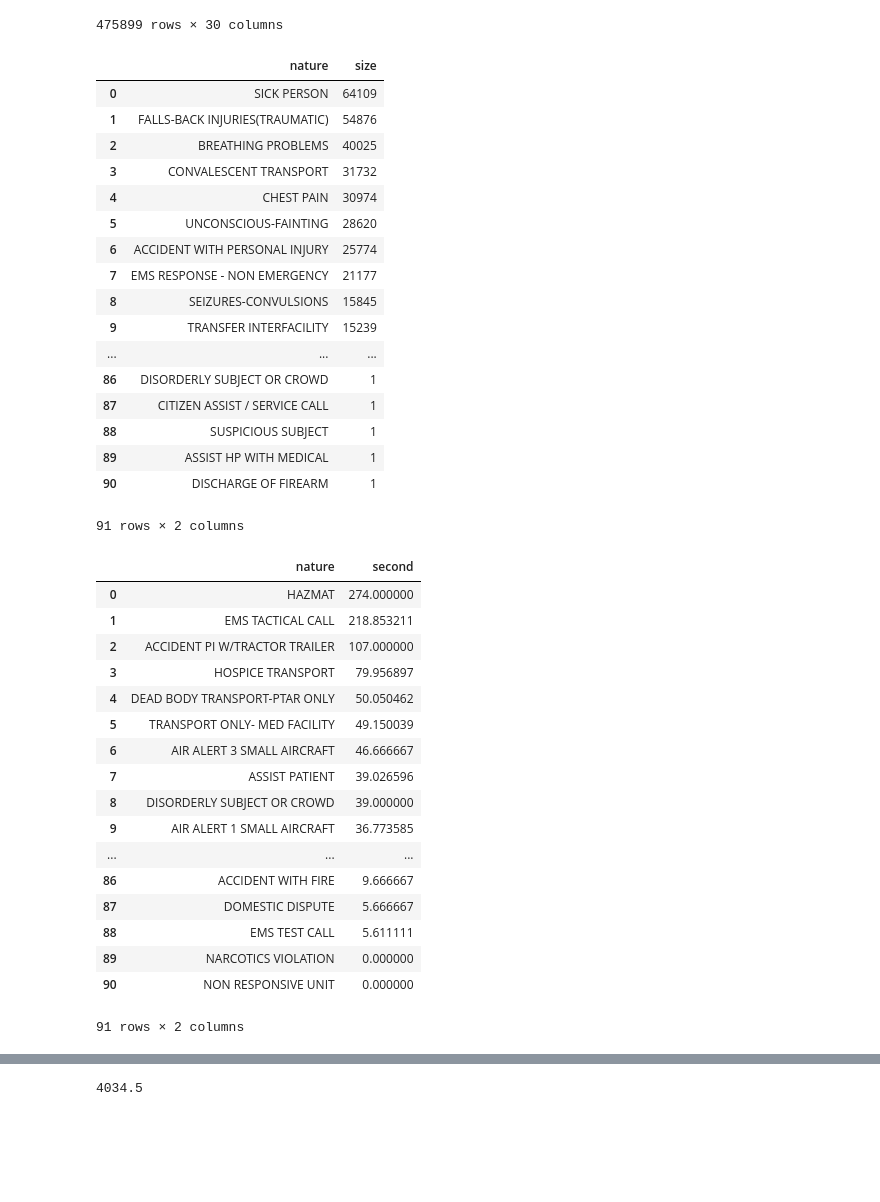
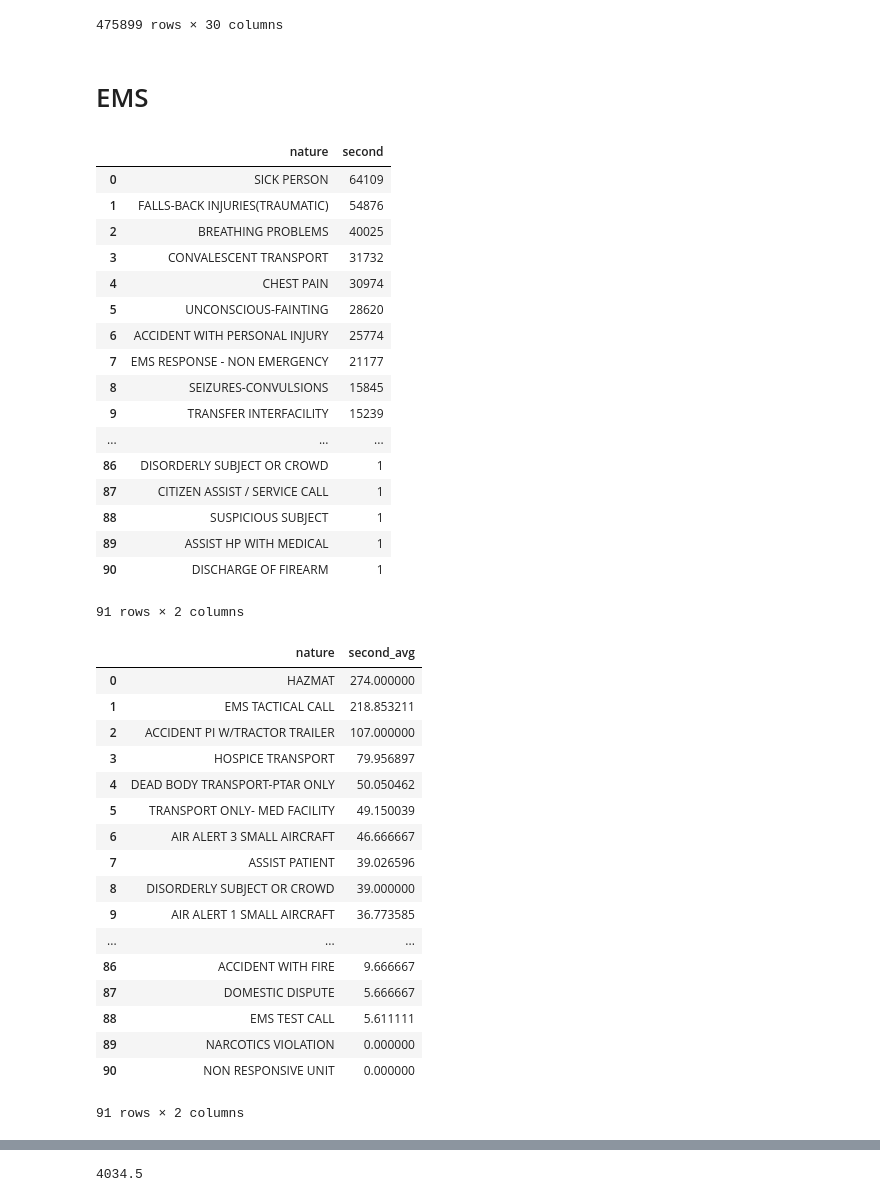
Before and after one commit to UNCG-CSE/Guilford_EMS, a Jupyter notebook: src/Nature_to _response time.ipynb, the cells around one changed output, grey strips where cells are left out. Saved outputs shown, nothing was run; the diff lists cells and outputs as text; code cells hidden in the pictures; blank space fills up the shorter version.

```diff
--- a/src/Nature_to _response time.ipynb
+++ b/src/Nature_to _response time.ipynb
@@ -128,12 +128,14 @@ ems_calls
 | 1124444 | E911 | G | 3 | False | EMS | EMS | B6 | 603 | M235 | False | ... |
 | 1124449 | W911 | H | 4 | False | EMS | EMS | B2 | 201 | M221 | False | ... |
 475899 rows × 30 columns
+# %% [markdown]
+# EMS
 # %%
-ems_groupby_nature_size = ems_calls.groupby('nature')['secsdi2en'].size().sort_values(ascending=False).reset_index(name='size')
+ems_groupby_nature_size = ems_calls.groupby('nature')['secsdi2en'].size().sort_values(ascending=False).reset_index(name='second')
 ems_groupby_nature_size
 #ems_groupby_nature_size
 # %% [output]
-|  | nature | size |
+|  | nature | second |
 | 0 | SICK PERSON | 64109 |
 | 1 | FALLS-BACK INJURIES(TRAUMATIC) | 54876 |
 | 2 | BREATHING PROBLEMS | 40025 |
@@ -152,10 +154,10 @@ ems_groupby_nature_size
 | 90 | DISCHARGE OF FIREARM | 1 |
 91 rows × 2 columns
 # %%
-ems_groupby_nature_mean = ems_calls.groupby('nature')['secsdi2en'].mean().sort_values(ascending=False).reset_index(name='second')
+ems_groupby_nature_mean = ems_calls.groupby('nature')['secsdi2en'].mean().sort_values(ascending=False).reset_index(name='second_avg')
 ems_groupby_nature_mean
 # %% [output]
-|  | nature | second |
+|  | nature | second_avg |
 | 0 | HAZMAT | 274.000000 |
 | 1 | EMS TACTICAL CALL | 218.853211 |
 | 2 | ACCIDENT PI W/TRACTOR TRAILER | 107.000000 |
```
Also changed, not shown: parts of 52 cells of this notebook.
